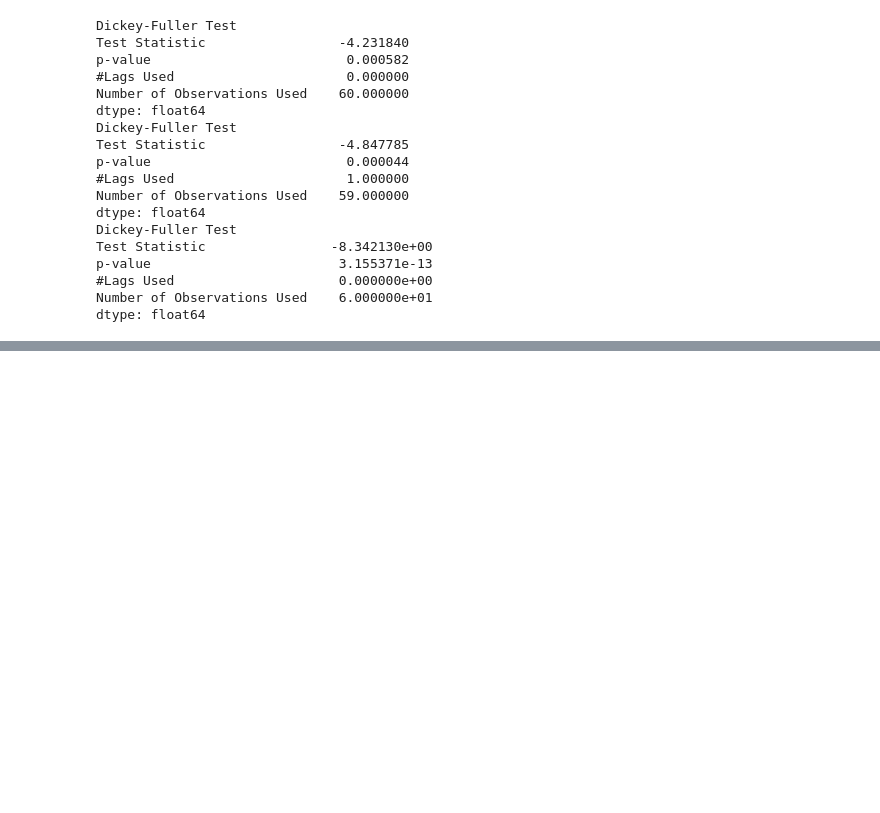
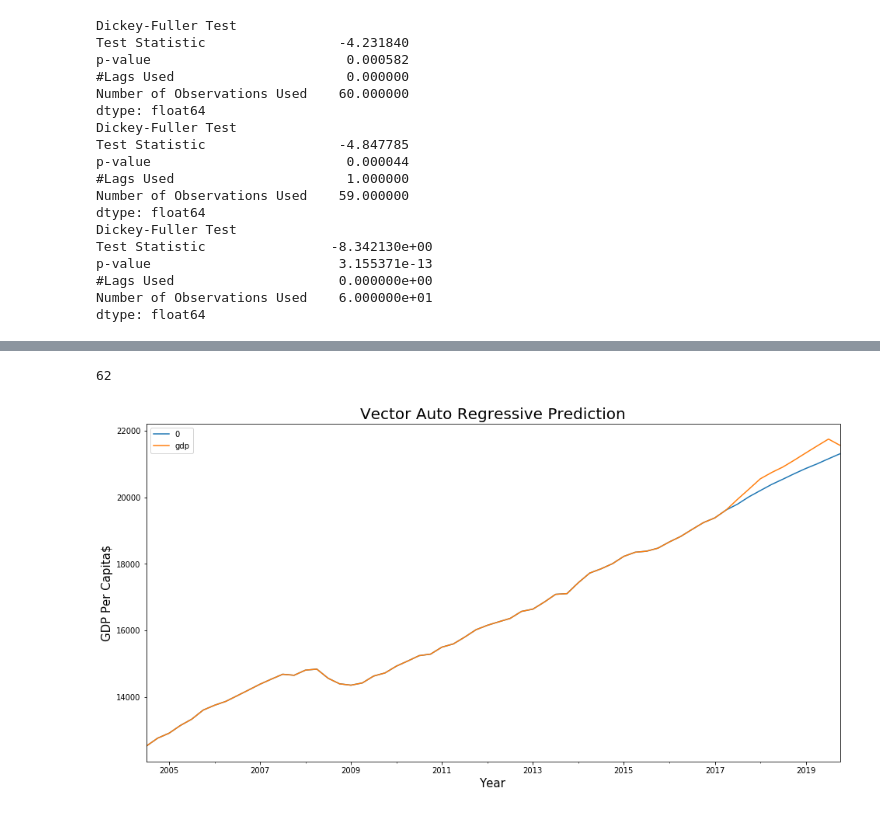
Before and after one commit to nafissaad/Tutorial1, a Jupyter notebook: Tutorial/Time series/Time Series Forecasting Derek Banas/VAR Model/Untitled.ipynb, the cells around one changed output, grey strips where cells are left out. Drawn from its saved outputs; the diff is of its cells as text; code cells hidden in the pictures; blank space fills up the shorter version.

```diff
--- a/Tutorial/Time series/Time Series Forecasting Derek Banas/VAR Model/Untitled.ipynb
+++ b/Tutorial/Time series/Time Series Forecasting Derek Banas/VAR Model/Untitled.ipynb
@@ -207,0 +219,5 @@ test_df
+# %%
+dt=train_df['gdp']
+dm=forecast_df['gdp']
+t=dt.append(dm)
+len(t)
@@ -207,0 +226,22 @@ test_df
+# %%
+
+# Generate random data and difference it
+ex_df = pd.DataFrame({'A': np.random.randint(0, 10, 5)})
+ex_df['B'] = ex_df['A'].diff()
+ex_df
+
+x, x_diff = ex_df['A'].iloc[0], ex_df['B'][1:]
+# r_ stack slices along their 1st axis
+ex_df['C'] = np.r_[x, x_diff].cumsum().astype(float)
+ex_df
+
+# Get all of original GDP column and the differenced column skipping
+# the NaNs at the front
+x, x_diff = gdp_df['gdp'].iloc[0], t
+# Cumulatively sum the values and stack the slices to eliminate
+# the difference
+n_gdp_df = pd.DataFrame(np.r_[x, x_diff].cumsum().astype(float))
+#n_gdp_df.plot(figsize=(16,8))
+
+# You can do the same with biz-apps and prod for homework
+n_gdp_df
@@ -207,0 +262,16 @@ test_df
+# %%
+rng = pd.date_range(start="2004-09-30",end="2019-12-31",freq='Q-DEC')
+len(rng)
+# %% [output]
+62
+# %%
+n_gdp_df.set_index(rng, inplace=True)
+# %%
+n_gdp_df.plot(legend=(4,4),figsize=(16,8))
+gdp_df['gdp'].plot(legend=(4,4),figsize=(16,8))
+plt.ylabel("GDP Per Capita$",fontsize=15)
+plt.xlabel("Year",fontsize=15)
+plt.title('Vector Auto Regressive Prediction',fontsize=20)
+plt.show()
+# %% [output]
+[figure, added]
```
Also changed, not shown: parts of 18 cells of this notebook.
